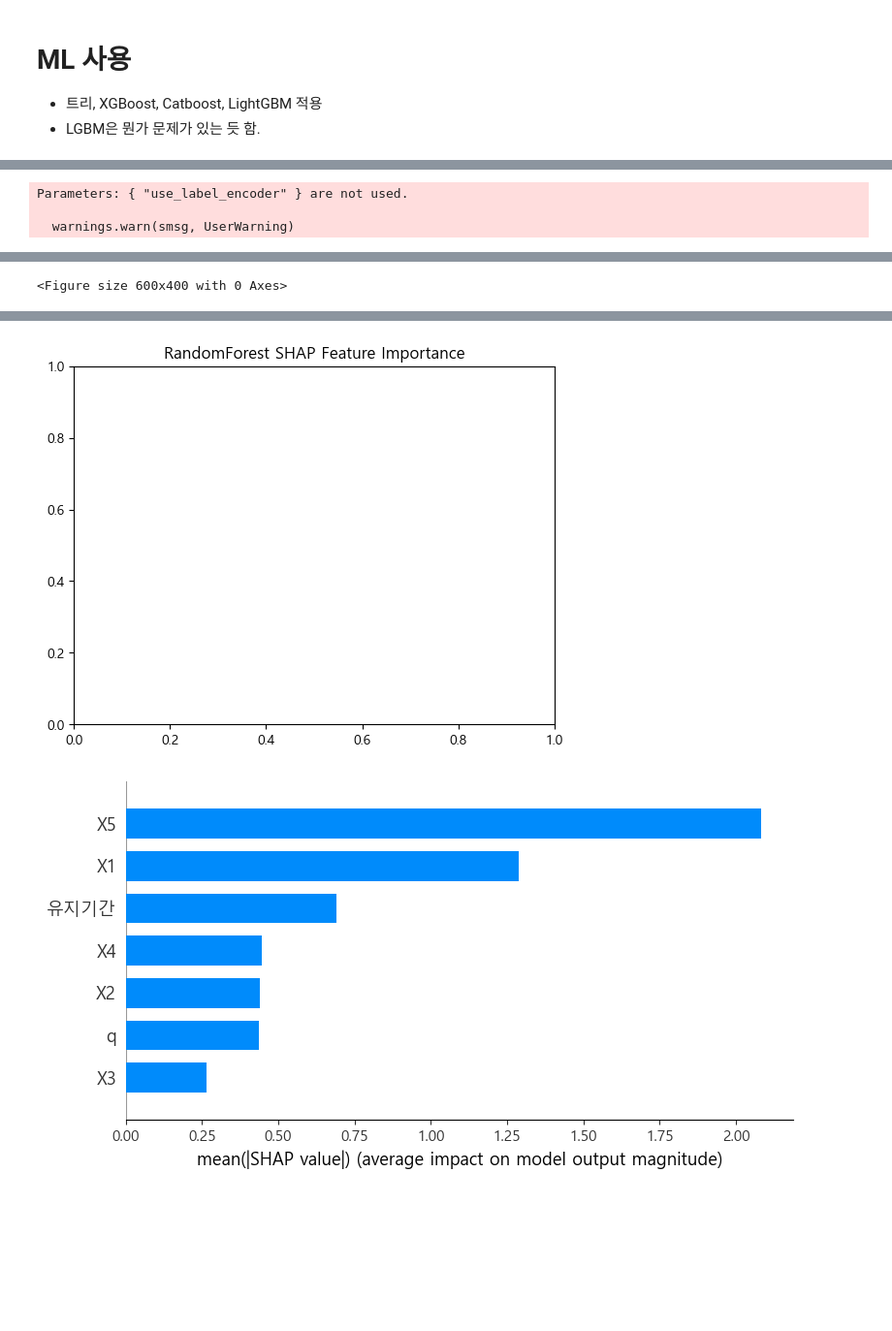
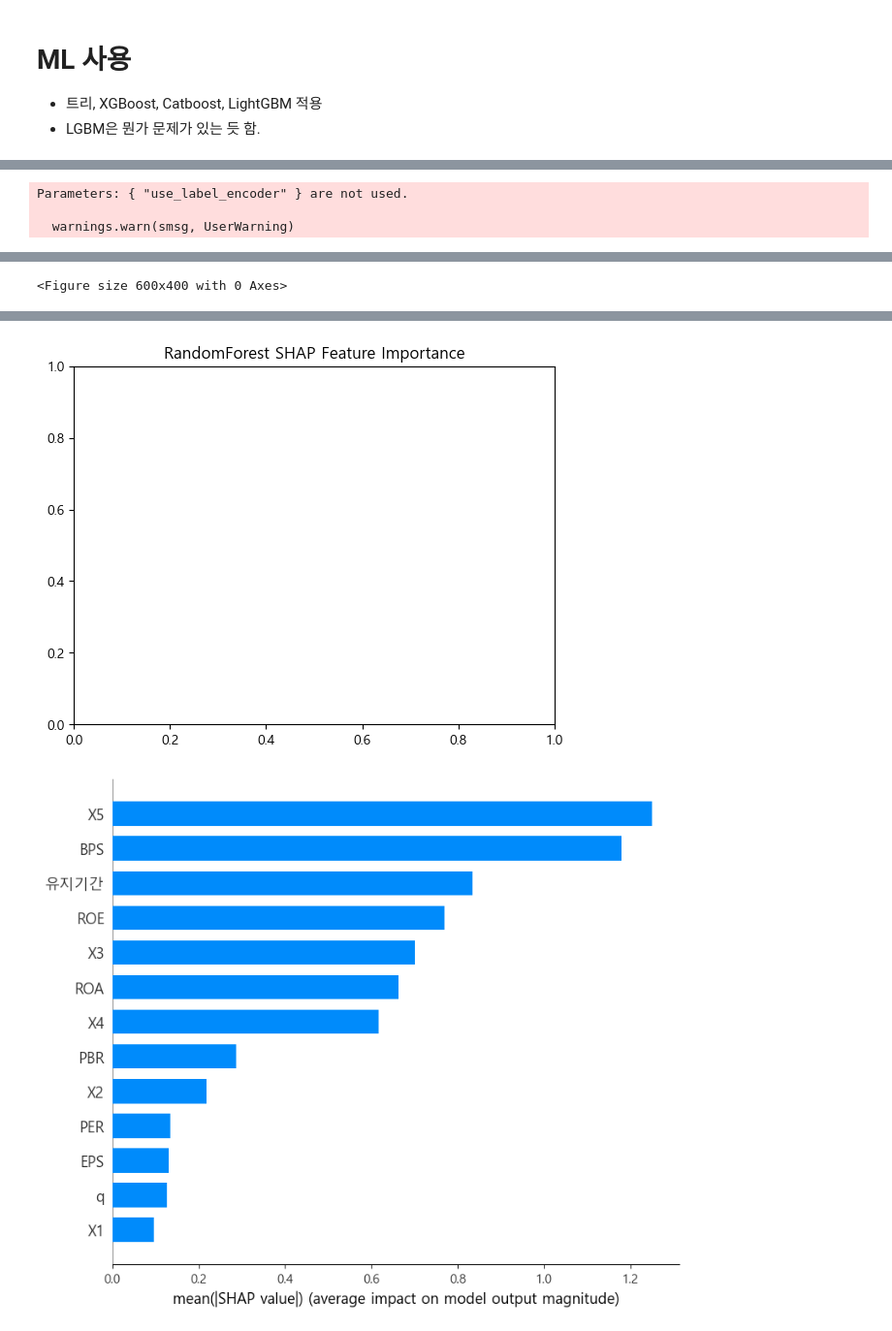
Before and after one commit to shs1018/iM_DiGital_Banker_academy, a Jupyter notebook: DB_PPI/PJ4_suv_analyse.ipynb, the cells around one changed output, grey strips where cells are left out. Shown at 97% size. Drawn from its saved outputs; the diff is of its cells as text; code cells hidden in the pictures; blank space fills up the shorter version.

```diff
--- a/DB_PPI/PJ4_suv_analyse.ipynb
+++ b/DB_PPI/PJ4_suv_analyse.ipynb
@@ -14,6 +14,7 @@ font_prop = fm.FontProperties(fname=font_path, size=12)
 
 # Matplotlib의 기본 글꼴 설정
 plt.rc('font', family=font_prop.get_name())
+plt.rcParams['axes.unicode_minus'] = False  # 마이너스 기호 표시 설정
 # %%
 # 전체 출력 설정
 pd.set_option('display.max_rows', None)  # 모든 행 출력
@@ -21,8 +24,18 @@ pd.set_option('display.max_columns', None)  # 모든 열 출력
 # %%
+# 기존 데이터
 df_2021 = pd.read_csv('data/konex_suv_2021.csv')
 df_2022 = pd.read_csv('data/konex_suv_2022.csv')
 df_2023 = pd.read_csv('data/konex_suv_2023.csv')
 df = pd.read_csv('data/konex_final_with_cat.csv')
 print(df_2021.shape, df_2022.shape, df_2023.shape, df.shape)
+
+# 완성본 데이터
+df_2021_capital = pd.read_csv('data/final_자본시장_2021_50.csv')
+df_2022_capital = pd.read_csv('data/final_자본시장_2022_50.csv')
+df_2023_capital = pd.read_csv('data/final_자본시장_2023_50.csv')
+df_2021_index = pd.read_csv('data/final_파생지표_2021_50.csv')
+df_2022_index = pd.read_csv('data/final_파생지표_2022_50.csv')
+df_2023_index = pd.read_csv('data/final_파생지표_2023_50.csv')
+print(df_2021_capital.shape, df_2021_index.shape)
 # %% [output]
 (189, 87) (189, 87) (189, 87) (189, 326)
@@ -65,0 +79,15 @@ print(tmp_closed.shape, tmp_suv.shape)
+# %%
+# 최종 데이터 기반 핸들링
+
+def fix_data(df):
+    df['유지기간'] = df['유지기간'].str.replace(' days', '').astype(int)
+    df = df.fillna(0)
+    return df
+
+df_2021_capital = fix_data(df_2021_capital)
+df_2022_capital = fix_data(df_2022_capital)
+df_2023_capital = fix_data(df_2023_capital)
+
+df_2021_index = fix_data(df_2021_index)
+df_2022_index = fix_data(df_2022_index)
+df_2023_index = fix_data(df_2023_index)
@@ -150,7 +394,7 @@ plt.show()
 
 def filter_numeric_columns(df):
     # 숫자형 칼럼만 필터링
-    numeric_cols = df.select_dtypes(include=['number']).columns
+    numeric_cols = df.select_dtypes(include=['number', 'bool']).columns
     df_done = df[numeric_cols]
 
     # NaN 값을 0으로 대체
@@ -158,8 +402,16 @@ def filter_numeric_columns(df):
 
     return df_done
 
+# 데이터 적용
 df_nums = filter_numeric_columns(df)
-df_nums.head(3)
+
+df_2021_index = filter_numeric_columns(df_2021_index)
+df_2022_index = filter_numeric_columns(df_2022_index)
+df_2023_index = filter_numeric_columns(df_2023_index)
+
+df_2021_capital = filter_numeric_columns(df_2021_capital)
+df_2022_capital = filter_numeric_columns(df_2022_capital)
+df_2023_capital = filter_numeric_columns(df_2023_capital)
 # %% [output]
 A value is trying to be set on a copy of a slice from a DataFrame
 
@@ -645,3 +996,3 @@ Index(['suv', '유지기간', 'X1', 'X2', 'X3', 'X4', 'X5', 'q'], dtype='object'
 # %%
-model_evaluation_ML(df_num_2021_1)
+model_evaluation_ML(df_2021_index)
 # %% [output]
@@ -673,3 +1024,3 @@ LightGBM 모델 정확도: 0.89
 [figure]
-[figure, old version]
+[figure, new version]
 [figure]
```
Also changed, not shown: parts of 51 cells of this notebook, 4 other files.
